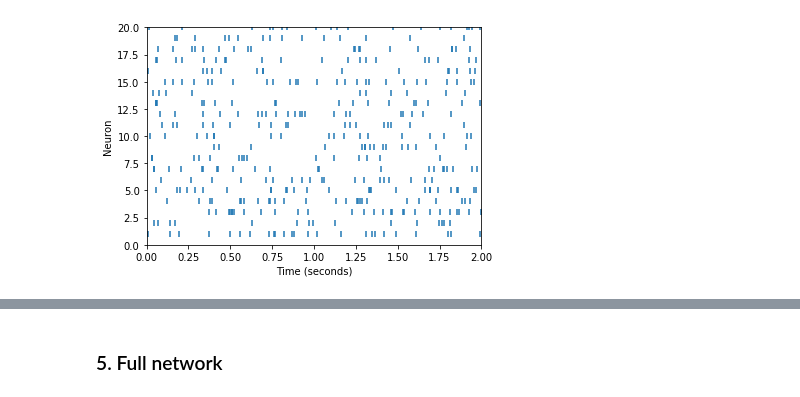
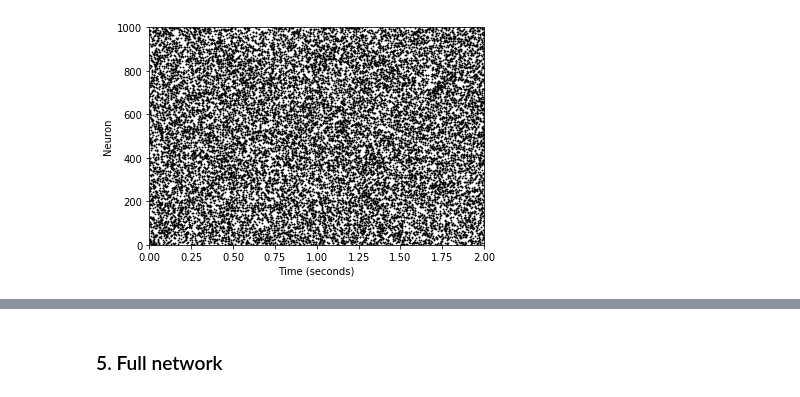
Before and after one commit to ClintonIgwegbu/4G3-Computational-Neuroscience-Assignment-1, a Jupyter notebook: Assignment 1.ipynb, the cells around one changed output, grey strips where cells are left out. Saved outputs shown, nothing was run; the diff lists cells and outputs as text; code cells hidden in the pictures.

```diff
--- a/Assignment 1.ipynb
+++ b/Assignment 1.ipynb
@@ -77,6 +100,6 @@ def get_S_from_V(V, threshold = Vth):
 # %%
 dur = 2.0
 x_activity = generate_poisson_spikes(dur, N)
-plot_spike_trains(x_activity, dur, 20)
+plot_spike_trains(x_activity, dur, N)
 # %% [output]
-[figure, old version]
+[figure, new version]
```
Also changed, not shown: parts of 33 cells of this notebook.
